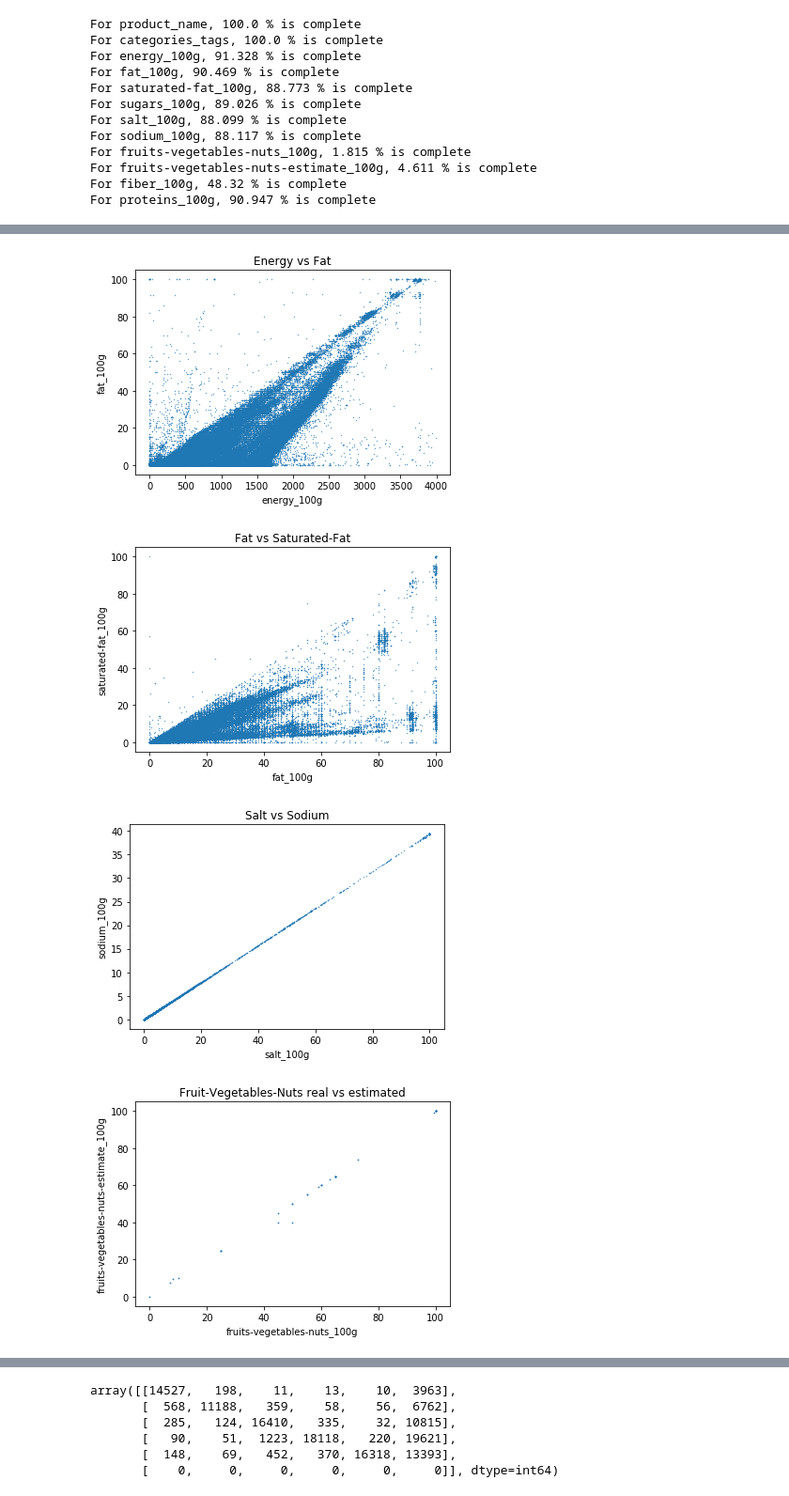
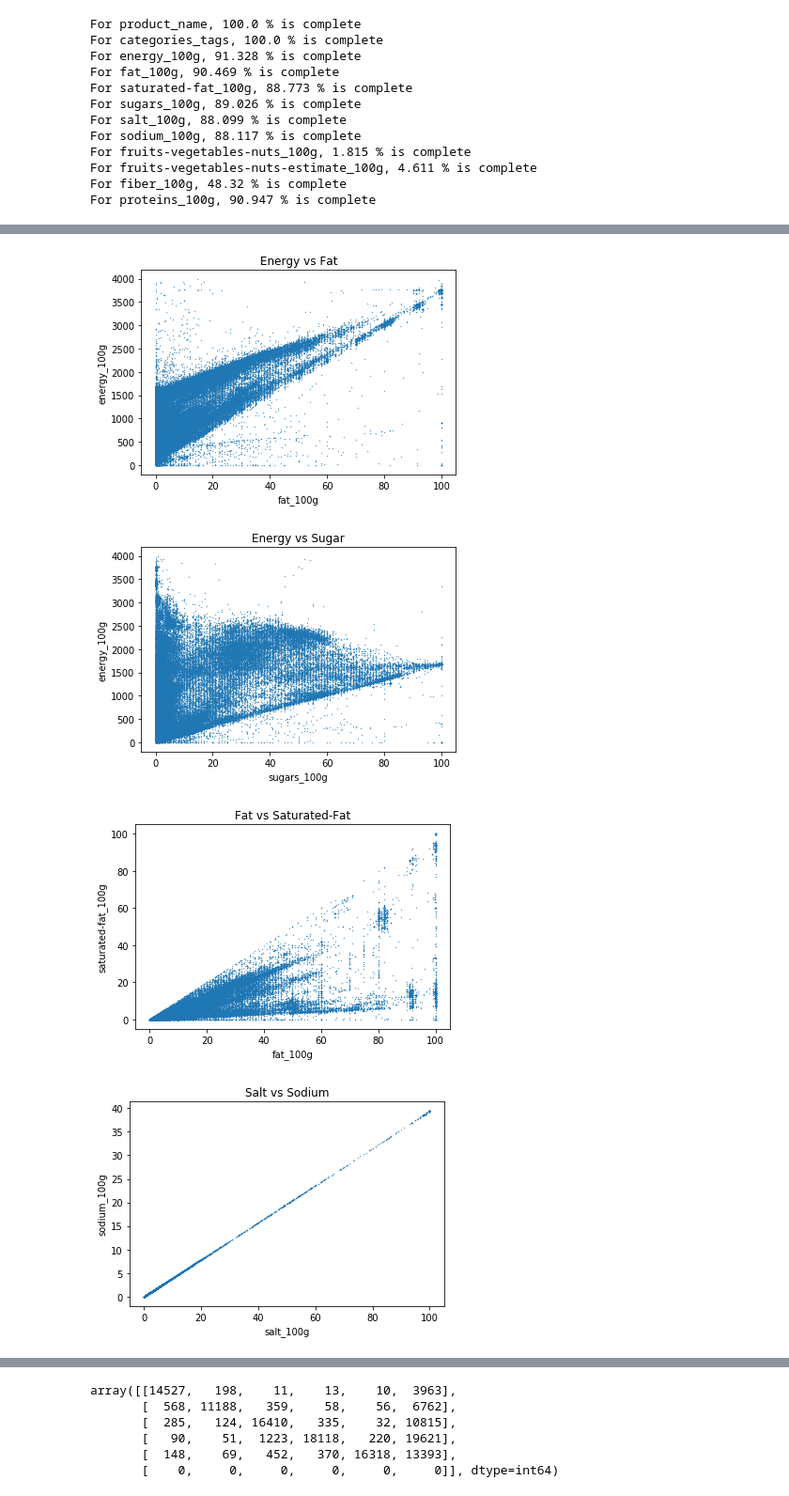
Before and after one commit to gmathez/Project_ADA_2018_Bruttin_Mathez_Petitpierre, a Jupyter notebook: Millestone_2.ipynb, the cells around one changed output, grey strips where cells are left out. Shown at 94% size. Drawn from its saved outputs; the diff is of its cells as text; code cells hidden in the pictures.

```diff
--- a/Millestone_2.ipynb
+++ b/Millestone_2.ipynb
@@ -82,6 +82,10 @@ def Coherent_value(df):
             value = df.iat[i, column]
             if (value < 0) or (value > 100):
                 df.iat[i, column] = np.nan
+
+        if df.iat[i, 4] > df.iat[i, 3]: #saturated fat > fat
+            df.iat[i, 3] = df.iat[i, 4]
+
     return df
 
 data_food = Coherent_value(data_food)
@@ -384,29 +392,35 @@ data_food.corr(method ='pearson')
 # %%
-plt.scatter(data_food['energy_100g'],data_food['fat_100g'], s=0.1);
+plt.scatter(data_food['fat_100g'],data_food['energy_100g'], s=0.1);
 plt.title('Energy vs Fat');
-plt.ylabel('fat_100g');
-plt.xlabel('energy_100g');
+plt.xlabel('fat_100g');
+plt.ylabel('energy_100g');
+plt.show()
+
+plt.scatter(data_food['sugars_100g'],data_food['energy_100g'], s=0.1);
+plt.title('Energy vs Sugar');
+plt.xlabel('sugars_100g');
+plt.ylabel('energy_100g');
 plt.show()
 
 plt.scatter(data_food['fat_100g'],data_food['saturated-fat_100g'], s=0.1);
 plt.title('Fat vs Saturated-Fat');
 plt.ylabel('saturated-fat_100g');
 plt.xlabel('fat_100g');
 plt.show()
 
 plt.scatter(data_food['salt_100g'],data_food['sodium_100g'], s=0.1);
 plt.title('Salt vs Sodium');
 plt.ylabel('sodium_100g');
 plt.xlabel('salt_100g');
 plt.show()
 
 plt.scatter(data_food['fruits-vegetables-nuts_100g'],data_food['fruits-vegetables-nuts-estimate_100g'], s=0.5);
 plt.title('Fruit-Vegetables-Nuts real vs estimated');
 plt.ylabel('fruits-vegetables-nuts-estimate_100g');
 plt.xlabel('fruits-vegetables-nuts_100g');
 plt.show()
 # %% [output]
-[figure, old version]
+[figure, new version]
-[figure, old version]
+[figure, new version]
-[figure, old version]
+[figure, new version]
-[figure, old version]
+[figure, new version]
```
Also changed, not shown: parts of 8 cells of this notebook.
